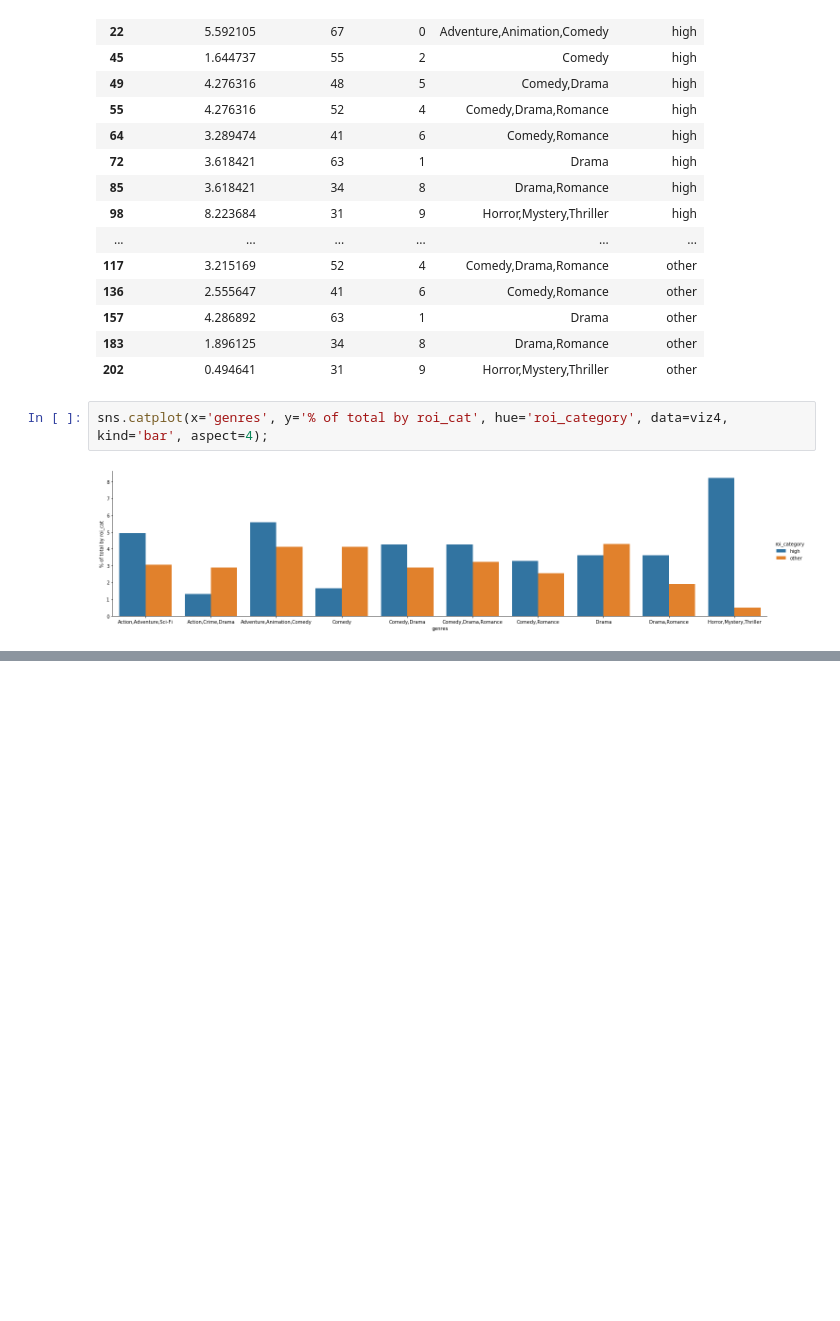
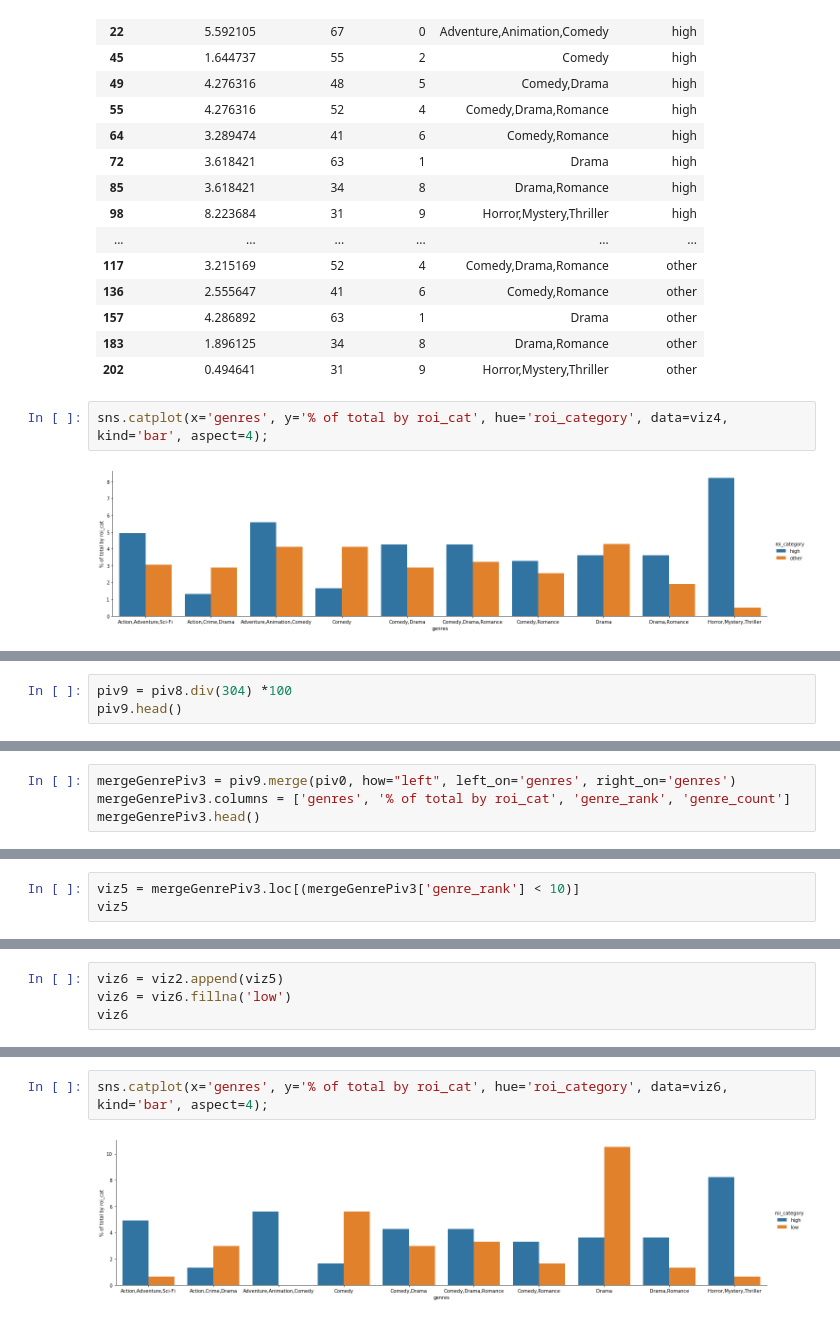
Before and after one commit to thespud56/Module-1-Project, a Jupyter notebook: Notebooks/Bar_Plot.ipynb, the cells around one changed output, grey strips where cells are left out. Drawn from its saved outputs; the diff is of its cells as text; blank space fills up the shorter version.

```diff
--- a/Notebooks/Bar_Plot.ipynb
+++ b/Notebooks/Bar_Plot.ipynb
@@ -254,0 +261,3 @@ sns.catplot(x='genres', y='% of total by roi_cat', hue='roi_category', data=viz4
+# %%
+piv9 = piv8.div(304) *100
+piv9.head()
@@ -254,0 +272,4 @@ sns.catplot(x='genres', y='% of total by roi_cat', hue='roi_category', data=viz4
+# %%
+mergeGenrePiv3 = piv9.merge(piv0, how="left", left_on='genres', right_on='genres')
+mergeGenrePiv3.columns = ['genres', '% of total by roi_cat', 'genre_rank', 'genre_count']
+mergeGenrePiv3.head()
@@ -254,0 +283,3 @@ sns.catplot(x='genres', y='% of total by roi_cat', hue='roi_category', data=viz4
+# %%
+viz5 = mergeGenrePiv3.loc[(mergeGenrePiv3['genre_rank'] < 10)]
+viz5
@@ -254,0 +297,4 @@ sns.catplot(x='genres', y='% of total by roi_cat', hue='roi_category', data=viz4
+# %%
+viz6 = viz2.append(viz5)
+viz6 = viz6.fillna('low')
+viz6
@@ -254,0 +319,4 @@ sns.catplot(x='genres', y='% of total by roi_cat', hue='roi_category', data=viz4
+# %%
+sns.catplot(x='genres', y='% of total by roi_cat', hue='roi_category', data=viz6, kind='bar', aspect=4);
+# %% [output]
+[figure, added]
```
Also changed, not shown: parts of 5 cells of this notebook, 3 other files.
